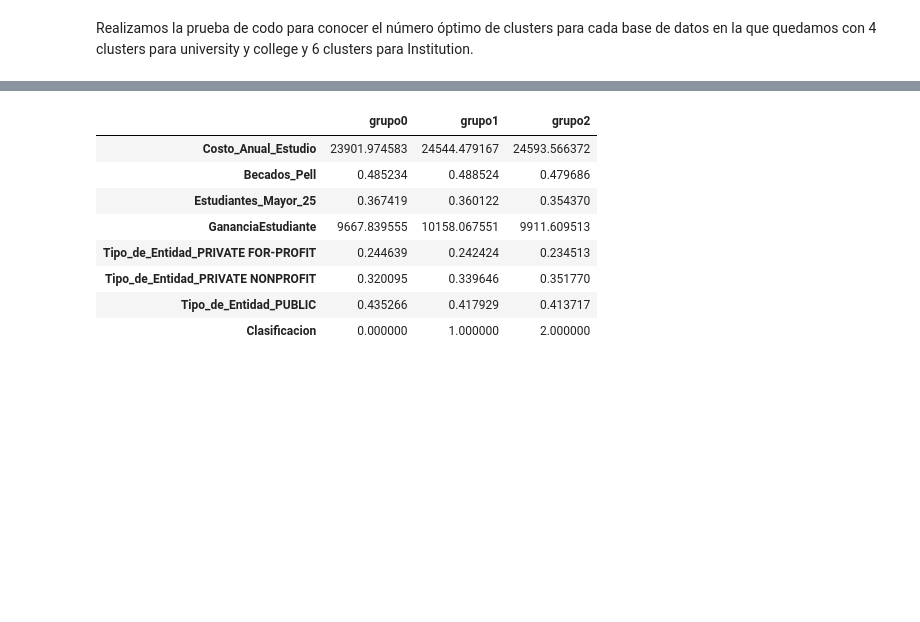
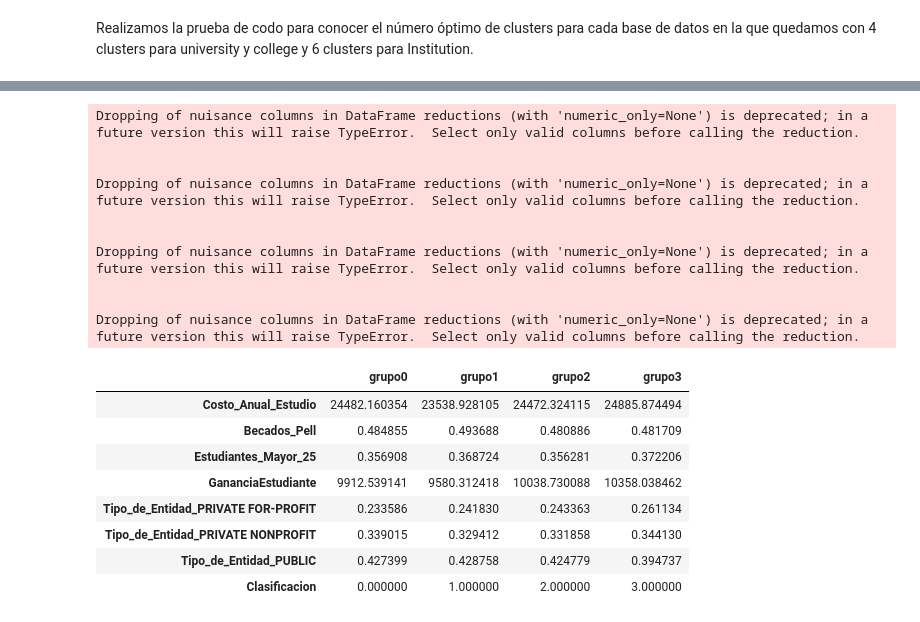
Before and after one commit to acastrillonv/Trabajo-1-TAE, a Jupyter notebook: TrabajoTAE-General.ipynb, the cells around one changed output, grey strips where cells are left out. Saved outputs shown, nothing was run; the diff lists cells and outputs as text; code cells hidden in the pictures; blank space fills up the shorter version.

```diff
--- a/TrabajoTAE-General.ipynb
+++ b/TrabajoTAE-General.ipynb
@@ -152,7 +152,7 @@ visualizer.show()
 # %% [markdown]
 Realizamos la prueba de codo para conocer el número óptimo de clusters para cada base de datos en la que quedamos con 4 clusters para university y college y 6 clusters para Institution.
 # %%
-kmeans_model_2D = KMeans(n_clusters=3, max_iter=1000).fit(Iesfit)
+kmeans_model_2D = KMeans(n_clusters=4, max_iter=1000).fit(Iesfit)
 labels_2D = kmeans_model_2D.labels_
 centroids_2D = kmeans_model_2D.cluster_centers_
 fig, ax = plt.subplots(figsize=(7, 5))
@@ -166,29 +166,39 @@ for i in range(len(centroids_2D)):
 # %%
 ies['Nombre Universidad']=nombresIes
 ies['Clasificacion']=labels_2D
 ies['Clasificacion'].value_counts()
 
 grupo0=ies[ies['Clasificacion']==0]
 grupo1=ies[ies['Clasificacion']==1]
 grupo2=ies[ies['Clasificacion']==2]
-# grupo3=ies[ies['Clasificacion']==3]
+grupo3=ies[ies['Clasificacion']==3]
 
 df=pd.DataFrame()
 df['grupo0']=grupo0.mean()
 df['grupo1']=grupo1.mean()
 df['grupo2']=grupo2.mean()
-# df['grupo3']=grupo3.median()
+df['grupo3']=grupo3.mean()
 df
 # %% [output]
+Dropping of nuisance columns in DataFrame reductions (with 'numeric_only=None') is deprecated; in a future version this will raise TypeError.  Select only valid columns before calling the reduction.
+
+
+Dropping of nuisance columns in DataFrame reductions (with 'numeric_only=None') is deprecated; in a future version this will raise TypeError.  Select only valid columns before calling the reduction.
+
+
+Dropping of nuisance columns in DataFrame reductions (with 'numeric_only=None') is deprecated; in a future version this will raise TypeError.  Select only valid columns before calling the reduction.
+
+
+Dropping of nuisance columns in DataFrame reductions (with 'numeric_only=None') is deprecated; in a future version this will raise TypeError.  Select only valid columns before calling the reduction.
-|  | grupo0 | grupo1 | grupo2 |
-| Costo_Anual_Estudio | 23901.974583 | 24544.479167 | 24593.566372 |
-| Becados_Pell | 0.485234 | 0.488524 | 0.479686 |
-| Estudiantes_Mayor_25 | 0.367419 | 0.360122 | 0.354370 |
-| GananciaEstudiante | 9667.839555 | 10158.067551 | 9911.609513 |
-| Tipo_de_Entidad_PRIVATE FOR-PROFIT | 0.244639 | 0.242424 | 0.234513 |
-| Tipo_de_Entidad_PRIVATE NONPROFIT | 0.320095 | 0.339646 | 0.351770 |
-| Tipo_de_Entidad_PUBLIC | 0.435266 | 0.417929 | 0.413717 |
-| Clasificacion | 0.000000 | 1.000000 | 2.000000 |
+|  | grupo0 | grupo1 | grupo2 | grupo3 |
+| Costo_Anual_Estudio | 24482.160354 | 23538.928105 | 24472.324115 | 24885.874494 |
+| Becados_Pell | 0.484855 | 0.493688 | 0.480886 | 0.481709 |
+| Estudiantes_Mayor_25 | 0.356908 | 0.368724 | 0.356281 | 0.372206 |
+| GananciaEstudiante | 9912.539141 | 9580.312418 | 10038.730088 | 10358.038462 |
+| Tipo_de_Entidad_PRIVATE FOR-PROFIT | 0.233586 | 0.241830 | 0.243363 | 0.261134 |
+| Tipo_de_Entidad_PRIVATE NONPROFIT | 0.339015 | 0.329412 | 0.331858 | 0.344130 |
+| Tipo_de_Entidad_PUBLIC | 0.427399 | 0.428758 | 0.424779 | 0.394737 |
+| Clasificacion | 0.000000 | 1.000000 | 2.000000 | 3.000000 |
 # %%
 # dict for the dataframes and their names
 dfs = {"grupo0" : grupo0, "grupo1": grupo1, "grupo2" : grupo2}
```
Also changed, not shown: parts of 3 cells of this notebook.
